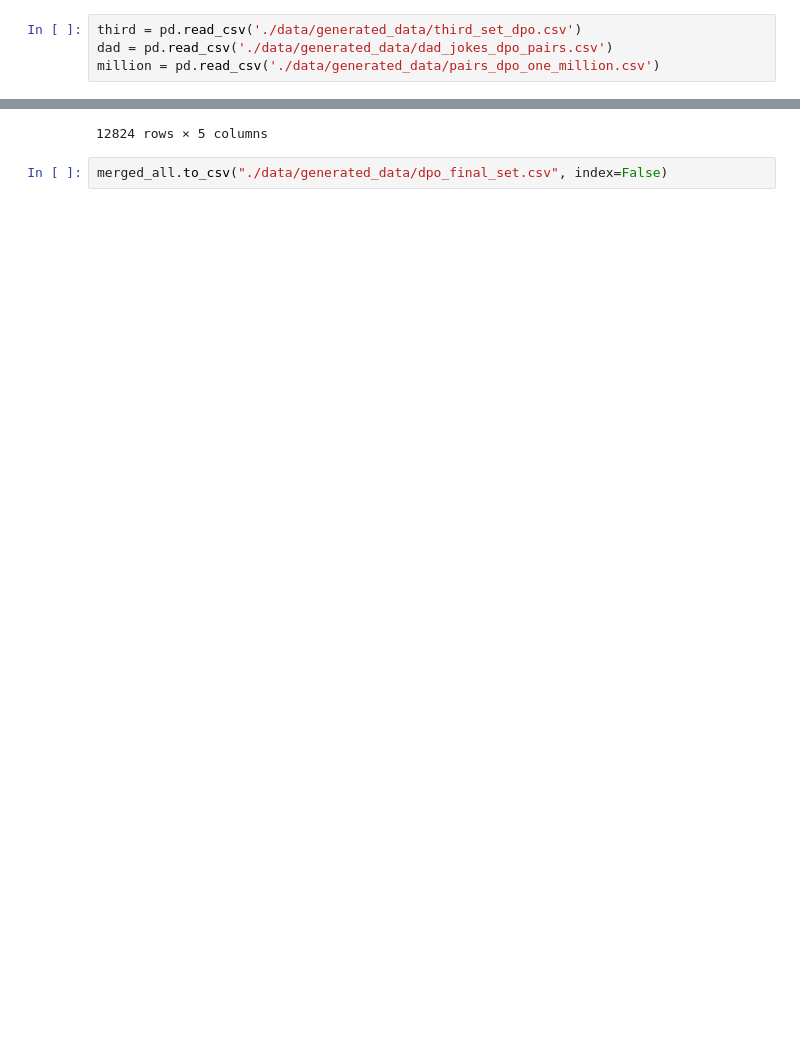
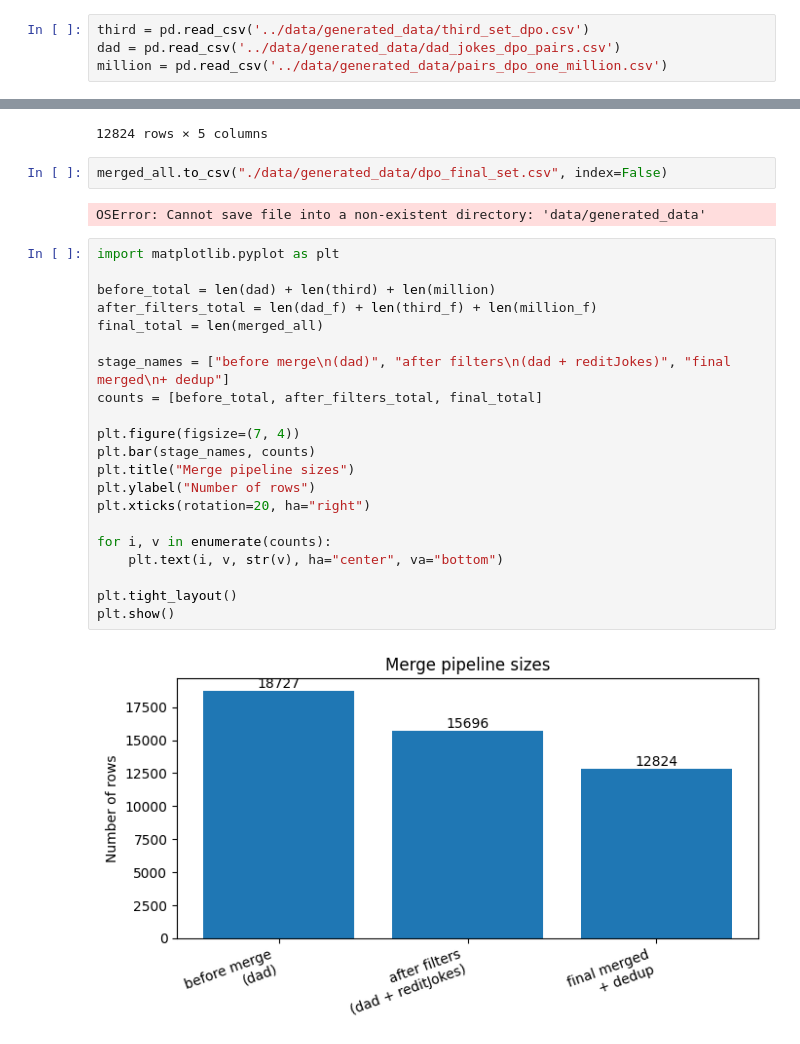
Before and after one commit to AndriiD-dev/MWAHAHA_Competition, a Jupyter notebook: dpo_prep/merge_sets.ipynb, the cells around one changed output, grey strips where cells are left out. Drawn from its saved outputs; the diff is of its cells as text; blank space fills up the shorter version.

Commit message:
"plots and documentation for the DPO data prep"

```diff
--- a/dpo_prep/merge_sets.ipynb
+++ b/dpo_prep/merge_sets.ipynb
@@ -105,9 +105,9 @@ def merge_with_priority(better: pd.DataFrame,
 
     return merged
 # %%
-third = pd.read_csv('./data/generated_data/third_set_dpo.csv')
-dad = pd.read_csv('./data/generated_data/dad_jokes_dpo_pairs.csv')
-million = pd.read_csv('./data/generated_data/pairs_dpo_one_million.csv')
+third = pd.read_csv('../data/generated_data/third_set_dpo.csv')
+dad = pd.read_csv('../data/generated_data/dad_jokes_dpo_pairs.csv')
+million = pd.read_csv('../data/generated_data/pairs_dpo_one_million.csv')
 # %%
 dad_f    = apply_setup_filters(dad)
 third_f  = apply_setup_filters(third)
@@ -193,3 +193,28 @@ merged_all
 12824 rows × 5 columns
 # %%
 merged_all.to_csv("./data/generated_data/dpo_final_set.csv", index=False)
+# %% [output]
+OSError: Cannot save file into a non-existent directory: 'data/generated_data'
+# %%
+import matplotlib.pyplot as plt
+
+before_total = len(dad) + len(third) + len(million)
+after_filters_total = len(dad_f) + len(third_f) + len(million_f)
+final_total = len(merged_all)
+
+stage_names = ["before merge\n(dad)", "after filters\n(dad + reditJokes)", "final merged\n+ dedup"]
+counts = [before_total, after_filters_total, final_total]
+
+plt.figure(figsize=(7, 4))
+plt.bar(stage_names, counts)
+plt.title("Merge pipeline sizes")
+plt.ylabel("Number of rows")
+plt.xticks(rotation=20, ha="right")
+
+for i, v in enumerate(counts):
+    plt.text(i, v, str(v), ha="center", va="bottom")
+
+plt.tight_layout()
+plt.show()
+# %% [output]
+[figure, added]
```
Also changed, not shown: parts of 1 cell of this notebook, 9 other files.
